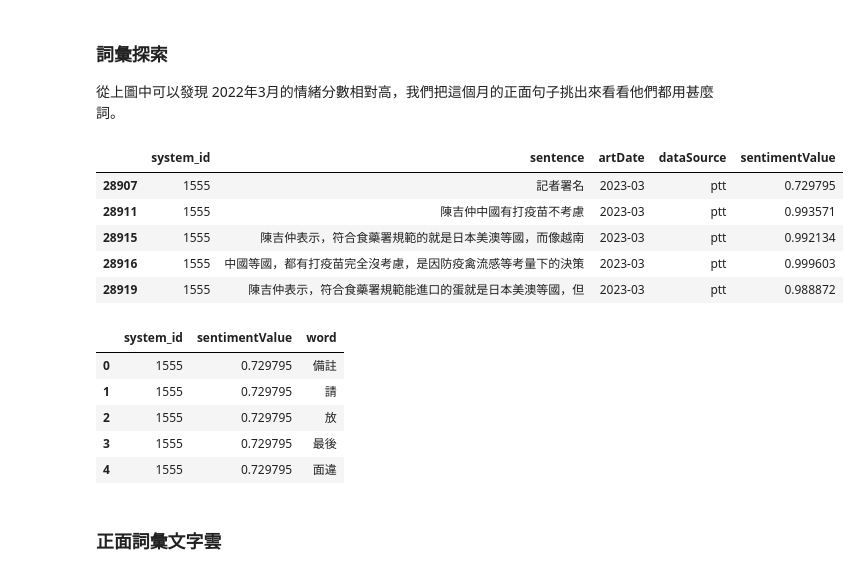
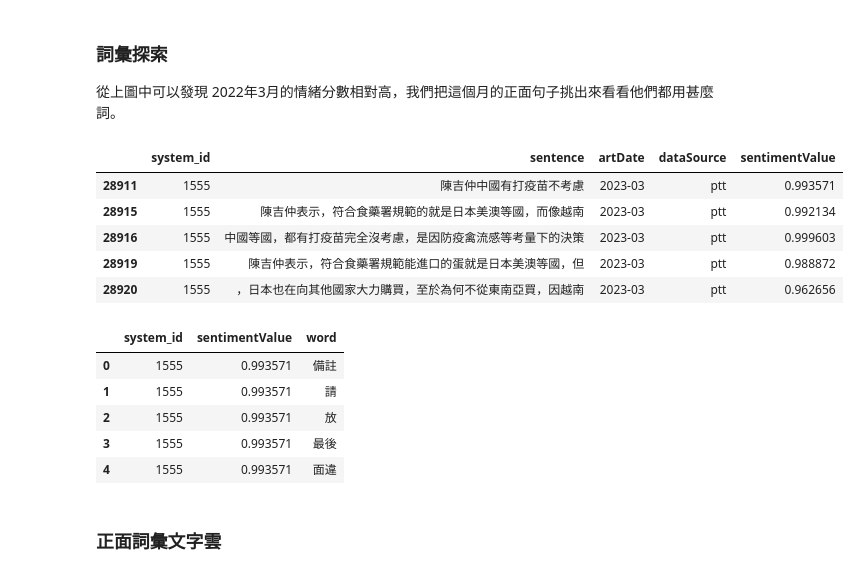
Before and after one commit to collin0825/NSYSU2023_socialMedia_report, a Jupyter notebook: report.ipynb, the cells around one changed output. Saved outputs shown, nothing was run; the diff lists cells and outputs as text; code cells hidden in the pictures.

```diff
--- a/report.ipynb
+++ b/report.ipynb
@@ -1333,7 +1341,3 @@ fig.show()
 + 使用文件分類法，套件已預先用文集訓練模型以判斷情緒
 + 情緒值在 0~1之間，代表負面到正面
 + 官方github: https://github.com/isnowfy/snownlp
-# %%
-from snownlp import SnowNLP
-s = SnowNLP('文華訂位都訂不到')
-s.sentiments # 範圍在 0~ 1之間 (負面~正面)
@@ -1417,16 +1423,16 @@ plt.show()
 從上圖中可以發現 2022年3月的情緒分數相對高，我們把這個月的正面句子挑出來看看他們都用甚麼詞。
 # %%
 filter_sentiment = sent_date[sent_date['artDate']=='2023-03']
-filter_sentiment = filter_sentiment.loc[filter_sentiment['sentimentValue'] > 0.7]
+filter_sentiment = filter_sentiment.loc[filter_sentiment['sentimentValue'] > 0.9]
 
 filter_sentiment.head()
 # %% [output]
 |  | system_id | sentence | artDate | dataSource | sentimentValue |
-| 28907 | 1555 | 記者署名 | 2023-03 | ptt | 0.729795 |
 | 28911 | 1555 | 陳吉仲中國有打疫苗不考慮 | 2023-03 | ptt | 0.993571 |
 | 28915 | 1555 | 陳吉仲表示，符合食藥署規範的就是日本美澳等國，而像越南 | 2023-03 | ptt | 0.992134 |
 | 28916 | 1555 | 中國等國，都有打疫苗完全沒考慮，是因防疫禽流感等考量下的決策 | 2023-03 | ptt | 0.999603 |
 | 28919 | 1555 | 陳吉仲表示，符合食藥署規範能進口的蛋就是日本美澳等國，但 | 2023-03 | ptt | 0.988872 |
+| 28920 | 1555 | ，日本也在向其他國家大力購買，至於為何不從東南亞買，因越南 | 2023-03 | ptt | 0.962656 |
 # %%
 # 把時間分數和之前斷詞的token table做 join
 neg_words = pd.merge(filter_sentiment,pos_table,on='system_id',how='left')
@@ -1434,11 +1440,11 @@ neg_words = neg_words[['system_id','sentimentValue','word']]
 neg_words.head()
 # %% [output]
 |  | system_id | sentimentValue | word |
-| 0 | 1555 | 0.729795 | 備註 |
-| 1 | 1555 | 0.729795 | 請 |
-| 2 | 1555 | 0.729795 | 放 |
-| 3 | 1555 | 0.729795 | 最後 |
-| 4 | 1555 | 0.729795 | 面違 |
+| 0 | 1555 | 0.993571 | 備註 |
+| 1 | 1555 | 0.993571 | 請 |
+| 2 | 1555 | 0.993571 | 放 |
+| 3 | 1555 | 0.993571 | 最後 |
+| 4 | 1555 | 0.993571 | 面違 |
 # %%
 # 篩選掉只有單個字元的結果
 neg_words = neg_words[neg_words.apply(lambda x: len(x['word'])>1, axis=1)]
```
Also changed, not shown: parts of 14 cells of this notebook.
